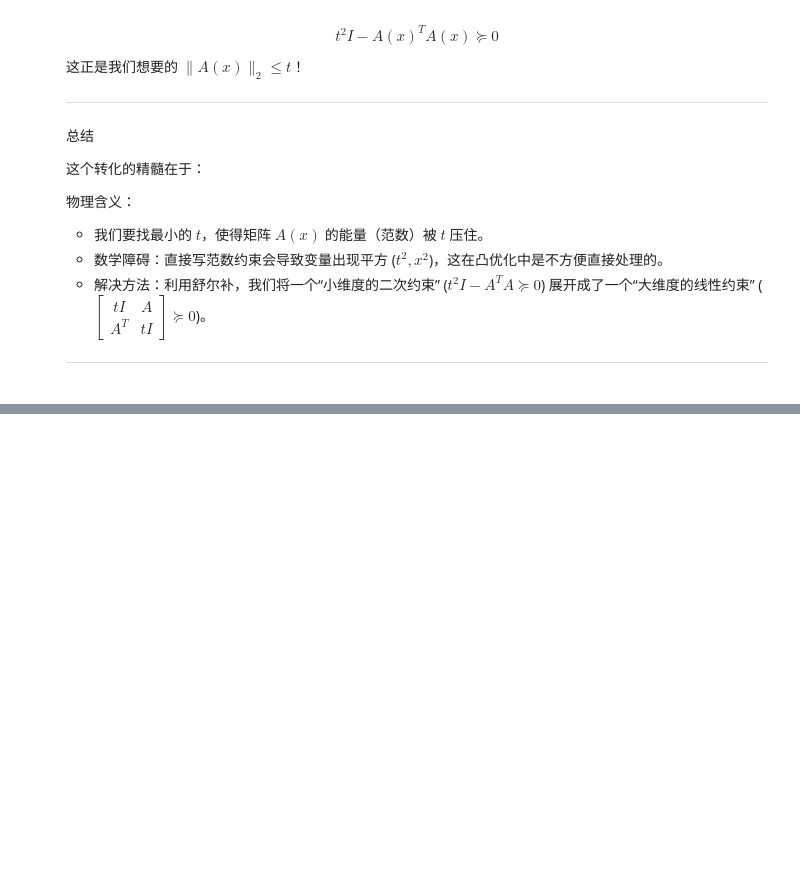
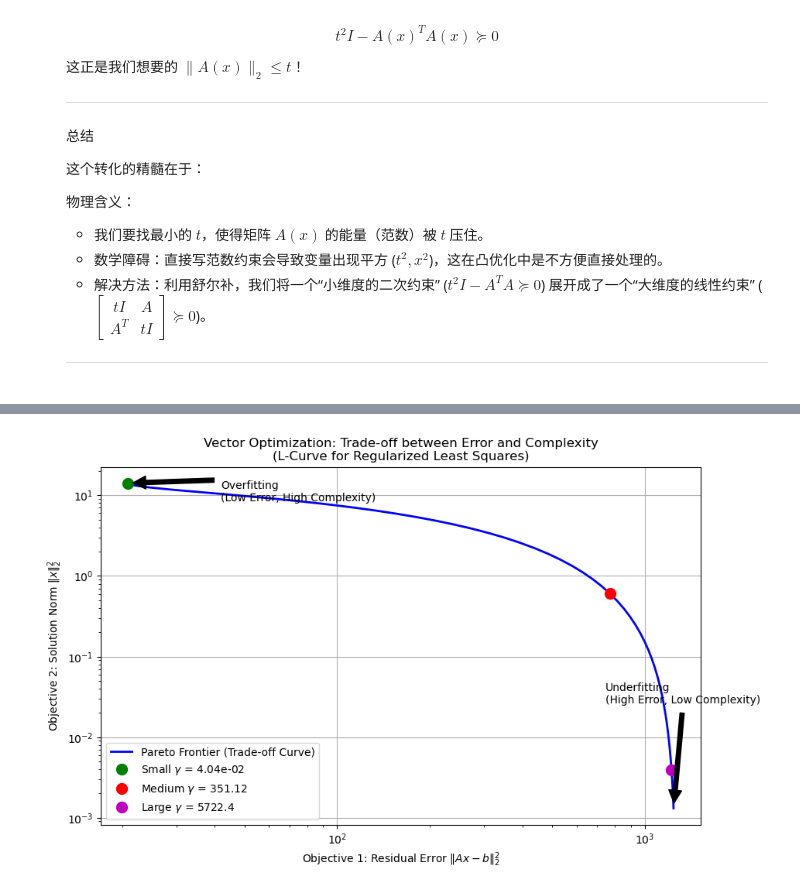
Before and after one commit to mengxinzhao/ml_learning_note, a Jupyter notebook: math/convex_optimization/lecture_5_6.ipynb, the cells around one changed output, grey strips where cells are left out. Cells and saved outputs as stored; diff of their text form; code cells hidden in the pictures; blank space fills up the shorter version.

Commit message:
update the final vector optimization

```diff
--- a/math/convex_optimization/lecture_5_8.ipynb
+++ b/math/convex_optimization/lecture_5_6.ipynb
@@ -1496,0 +1550,77 @@ $$\begin{aligned}
+# %%
+import numpy as np
+import matplotlib.pyplot as plt
+
+# --- 1. Data preparation ---
+np.random.seed(42)
+m, n = 100, 30  # m samples, n features
+A = np.random.randn(m, n)
+# Ground-truth x (sparse: only the first 10 entries are non-zero; a simple synthetic model)
+x_true = np.zeros(n)
+x_true[:10] = np.random.randn(10)
+# Generate b and add some noise
+b = A @ x_true + 0.5 * np.random.randn(m)
+
+# --- 2. Solve the regularized problem for different gamma values ---
+# Range of gamma (from very small to very large, log scale)
+gammas = np.logspace(-2, 4, 100)
+
+residual_norms = []  # Objective 1: ||Ax - b||^2
+solution_norms = []  # Objective 2: ||x||^2
+
+# This is ridge regression (Ridge Regression) and has a closed-form solution
+# x = (A^T A + gamma * I)^(-1) A^T b
+ATA = A.T @ A
+I = np.eye(n)
+ATb = A.T @ b
+
+for gamma in gammas:
+    # Closed-form solution
+    x_gamma = np.linalg.solve(ATA + gamma * I, ATb)
+
+    # Compute the two objective values
+    resid = np.linalg.norm(A @ x_gamma - b)**2
+    sol_norm = np.linalg.norm(x_gamma)**2
+
+    residual_norms.append(resid)
+    solution_norms.append(sol_norm)
+
+# --- 3. Visualization (Pareto frontier / L-Curve) ---
+plt.figure(figsize=(10, 6))
+
+# Plot the trade-off curve
+plt.plot(residual_norms, solution_norms, 'b-', linewidth=2, label='Pareto Frontier (Trade-off Curve)')
+
+# Mark a few key points
+idx_small = 10  # smaller gamma
+idx_mid = 75    # medium gamma
+idx_large = 95  # larger gamma
+
+plt.plot(residual_norms[idx_small], solution_norms[idx_small], 'go', markersize=10,
+         label=f'Small $\gamma$ = {gammas[idx_small]:.2e}')
+plt.plot(residual_norms[idx_mid], solution_norms[idx_mid], 'ro', markersize=10,
+         label=f'Medium $\gamma$ = {gammas[idx_mid]:.2f}')
+plt.plot(residual_norms[idx_large], solution_norms[idx_large], 'mo', markersize=10,
+         label=f'Large $\gamma$ = {gammas[idx_large]:.1f}')
+
+# Annotations (use multiplicative offsets since we're on log-log axes)
+plt.annotate('Overfitting\n(Low Error, High Complexity)',
+             xy=(residual_norms[0], solution_norms[0]),
+             xytext=(residual_norms[0] * 2.0, solution_norms[0] * 0.6),
+             arrowprops=dict(facecolor='black', shrink=0.05))
+
+plt.annotate('Underfitting\n(High Error, Low Complexity)',
+             xy=(residual_norms[-1], solution_norms[-1]),
+             xytext=(residual_norms[-1] * 0.6, solution_norms[-1] * 20.0),
+             arrowprops=dict(facecolor='black', shrink=0.05))
+
+plt.xlabel(r'Objective 1: Residual Error $\|Ax - b\|_2^2$')
+plt.ylabel(r'Objective 2: Solution Norm $\|x\|_2^2$')
+plt.title('Vector Optimization: Trade-off between Error and Complexity\n(L-Curve for Regularized Least Squares)')
+plt.grid(True)
+plt.legend()
+plt.xscale('log')  # use log scale since the range is typically wide
+plt.yscale('log')
+plt.show()
+# %% [output]
+[figure, added]
```
Also changed, not shown: parts of 3 cells of this notebook.
